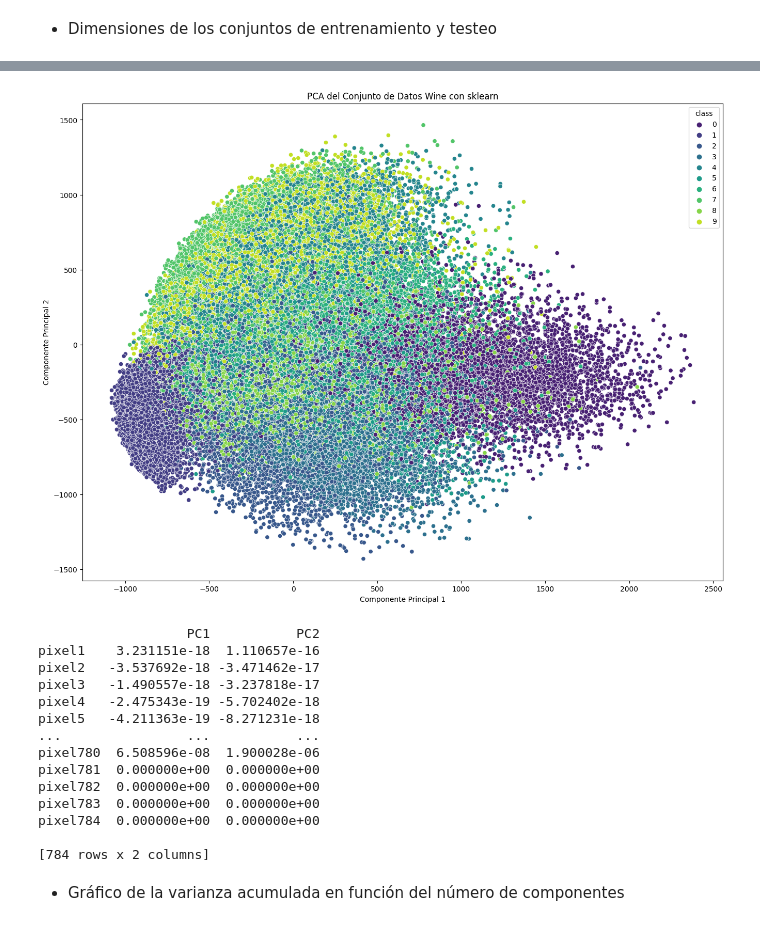
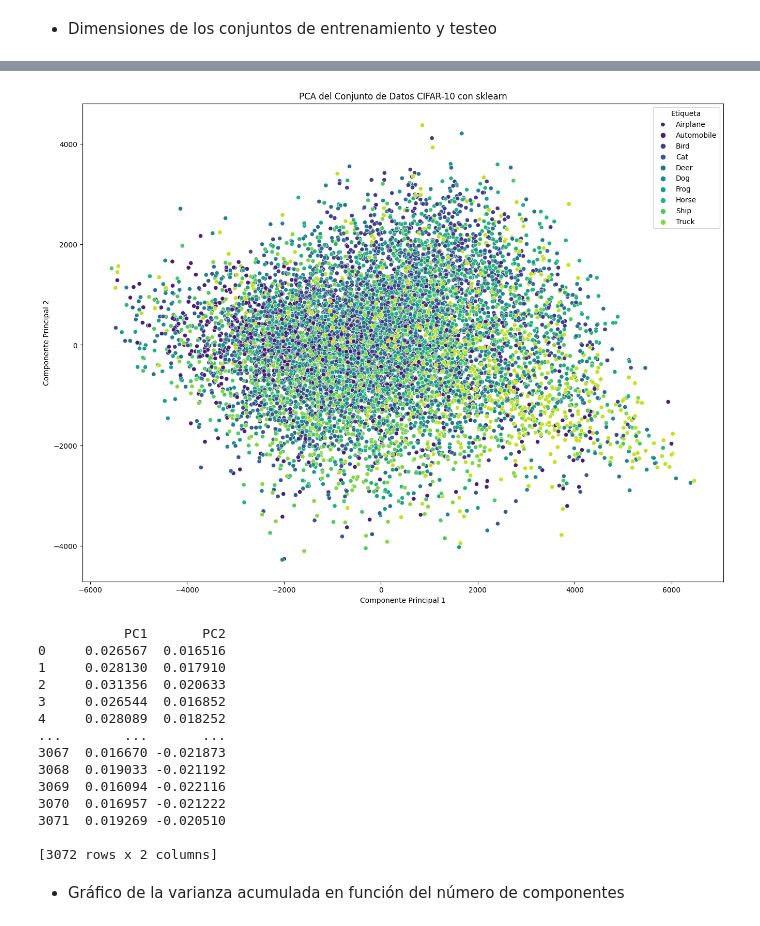
Before and after one commit to ignaciolembo7/ml_ib_final_project, a Jupyter notebook: EDA/EDA_cifar100.ipynb, the cells around one changed output, grey strips where cells are left out. Drawn from its saved outputs; the diff is of its cells as text; code cells hidden in the pictures.

```diff
--- a/EDA/EDA_cifar100.ipynb
+++ b/EDA/EDA_cifar100.ipynb
@@ -27,0 +13,16 @@ df.head()
+# %%
+(X_train, y_train), (X_test, y_test) = cifar10.load_data()
+
+# Aplanar las imágenes para crear un DataFrame de Pandas
+X_train_flat = X_train.reshape(X_train.shape[0], -1)
+X_test_flat = X_test.reshape(X_test.shape[0], -1)
+
+# Convertir los datos en DataFrames de Pandas
+df_train = pd.DataFrame(X_train_flat)
+df_train['label'] = y_train
+
+df_test = pd.DataFrame(X_test_flat)
+df_test['label'] = y_test
+
+# Mostrar las primeras filas del DataFrame de entrenamiento
+df_train.head()
@@ -122,41 +119,44 @@ y_test shape:  (10000,)
 # %%
-from tensorflow.keras.datasets import mnist
 from sklearn.decomposition import PCA as sklearnPCA
 import numpy as np
 from matplotlib import pyplot as plt
-from sklearn.datasets import fetch_openml
+import seaborn as sns
 
-mnist = fetch_openml('mnist_784')
-X = mnist.data
-y = mnist.target
+# Tomar una muestra del conjunto de datos para PCA
+sample_size = 10000
+X_sample = X_train_flat[:sample_size]
+y_sample = y_train[:sample_size]
 
+# PCA con sklearn
 sklearn_pca = sklearnPCA(n_components=2)
-X_sklearn_pca = sklearn_pca.fit_transform(X)
+X_sklearn_pca = sklearn_pca.fit_transform(X_sample)
+
+tags = ['Airplane', 'Automobile', 'Bird', 'Cat', 'Deer', 'Dog', 'Frog', 'Horse', 'Ship', 'Truck']
 
 plt.figure(figsize=(16, 12))
-sns.scatterplot(x=X_sklearn_pca[:, 0], y=X_sklearn_pca[:, 1], hue=y, palette='viridis')
+sns.scatterplot(x=X_sklearn_pca[:, 0], y=X_sklearn_pca[:, 1], hue=[tags[label[0]] for label in y_sample], palette='viridis')
 plt.xlabel('Componente Principal 1')
 plt.ylabel('Componente Principal 2')
-plt.title('PCA del Conjunto de Datos Wine con sklearn')
+plt.legend(title='Etiqueta', loc='best', labels=tags)
 plt.show()
 
-loadings_sklearn = pd.DataFrame(sklearn_pca.components_.T, columns=['PC1', 'PC2'], index=mnist.feature_names)
+loadings_sklearn = pd.DataFrame(sklearn_pca.components_.T, columns=['PC1', 'PC2'])
 print(loadings_sklearn)
 # %% [output]
-[figure, old version]
+[figure, new version]
-                   PC1           PC2
-pixel1    3.231151e-18  1.110657e-16
-pixel2   -3.537692e-18 -3.471462e-17
-pixel3   -1.490557e-18 -3.237818e-17
-pixel4   -2.475343e-19 -5.702402e-18
-pixel5   -4.211363e-19 -8.271231e-18
-...                ...           ...
-pixel780  6.508596e-08  1.900028e-06
-pixel781  0.000000e+00  0.000000e+00
-pixel782  0.000000e+00  0.000000e+00
-pixel783  0.000000e+00  0.000000e+00
-pixel784  0.000000e+00  0.000000e+00
+           PC1       PC2
+0     0.026567  0.016516
+1     0.028130  0.017910
+2     0.031356  0.020633
+3     0.026544  0.016852
+4     0.028089  0.018252
+...        ...       ...
+3067  0.016670 -0.021873
+3068  0.019033 -0.021192
+3069  0.016094 -0.022116
+3070  0.016957 -0.021222
+3071  0.019269 -0.020510
 
-[784 rows x 2 columns]
+[3072 rows x 2 columns]
 # %% [markdown]
 - Gráfico de la varianza acumulada en función del número de componentes
```
Also changed, not shown: parts of 19 cells of this notebook, 10 other files.
